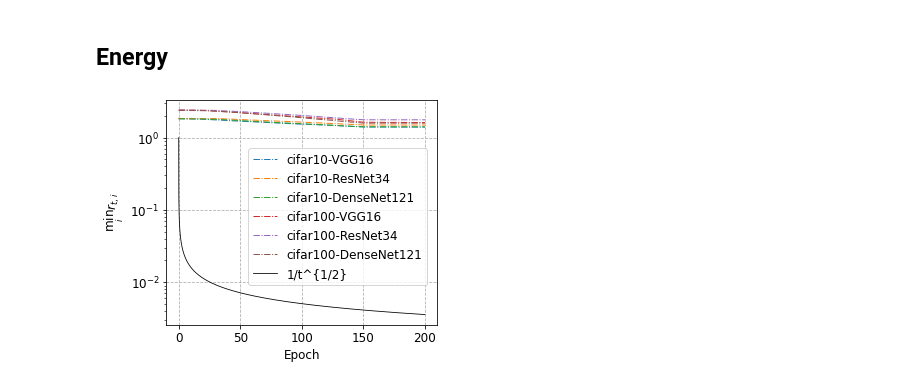
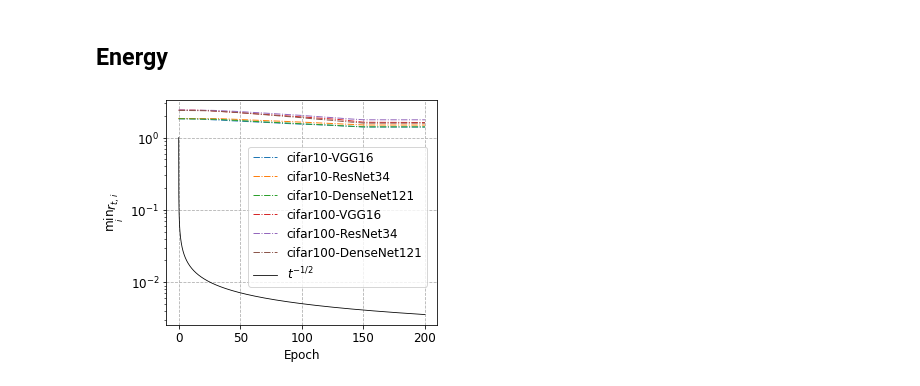
Before and after one commit to txping/SGEM, a Jupyter notebook: visualization.ipynb, the cells around one changed output. Cells and saved outputs as stored; diff of their text form; code cells hidden in the pictures.

```diff
--- a/visualization.ipynb
+++ b/visualization.ipynb
@@ -122,31 +123,30 @@ plotrained(dataset='cifar100', model='DenseNet121', curve_type='test_acc', ylim=
 # %%
 fig, ax = plt.subplots(figsize=(5,4))
 
-curve_data = get_curve_data(pretrained=True, dataset='', model='', optim='SGDEM')
-#curve_data_keys = curve_data.keys()
-curve_data_keys = ['cifar10-VGG16-SGDEM-lr0.2-wd0.0005',
-                   'cifar10-ResNet34-SGDEM-lr0.2-wd0.0005',
-                   'cifar10-DenseNet121-SGDEM-lr0.2-wd0.0005',
-                   'cifar100-VGG16-SGDEM-lr0.2-wd0.0005',
-                   'cifar100-ResNet34-SGDEM-lr0.2-wd0.0005',
-                   'cifar100-DenseNet121-SGDEM-lr0.2-wd0.0005'
+curve_data = get_curve_data(pretrained=True, dataset='', model='', optim='SGEM')
+curve_data_keys = ['cifar10-VGG16-SGEM-lr0.2-wd0.0005',
+                   'cifar10-ResNet34-SGEM-lr0.2-wd0.0005',
+                   'cifar10-DenseNet121-SGEM-lr0.2-wd0.0005',
+                   'cifar100-VGG16-SGEM-lr0.2-wd0.0005',
+                   'cifar100-ResNet34-SGEM-lr0.2-wd0.0005',
+                   'cifar100-DenseNet121-SGEM-lr0.2-wd0.0005'
                   ]
 
 for key in curve_data_keys:
     cv = curve_data[key]
     rs = [item for sublist in cv['energys'][0:200] for item in sublist]
     ax.plot(np.array(rs), linestyle='-.', lw=1, label='-'.join(key.split('-')[:2]))
 
-ax.plot(1/np.arange(1,391*200)**0.5, lw=0.8, linestyle='-', color='k', label='1/t^{1/2}')
+ax.plot(1/np.arange(1,391*200)**0.5, lw=0.8, linestyle='-', color='k', label=r'$t^{-1/2}$')
 
 ax.set_xlabel('Epoch')
 ax.set_ylabel(r'$\min_i r_{t,i}$')
 #plt.xscale('log')
 ax.set_yscale('log')
 ax.set_xticks(391*np.arange(0,201,50))
 ax.set_xticklabels(np.arange(0,201,50))
 ax.grid(ls='--')
 ax.legend(loc='best', bbox_to_anchor=(0.28, 0.28, 0.4, 0.4))
 fig.tight_layout()
 # %% [output]
-[figure, old version]
+[figure, new version]
```
Also changed, not shown: parts of 15 cells of this notebook.
